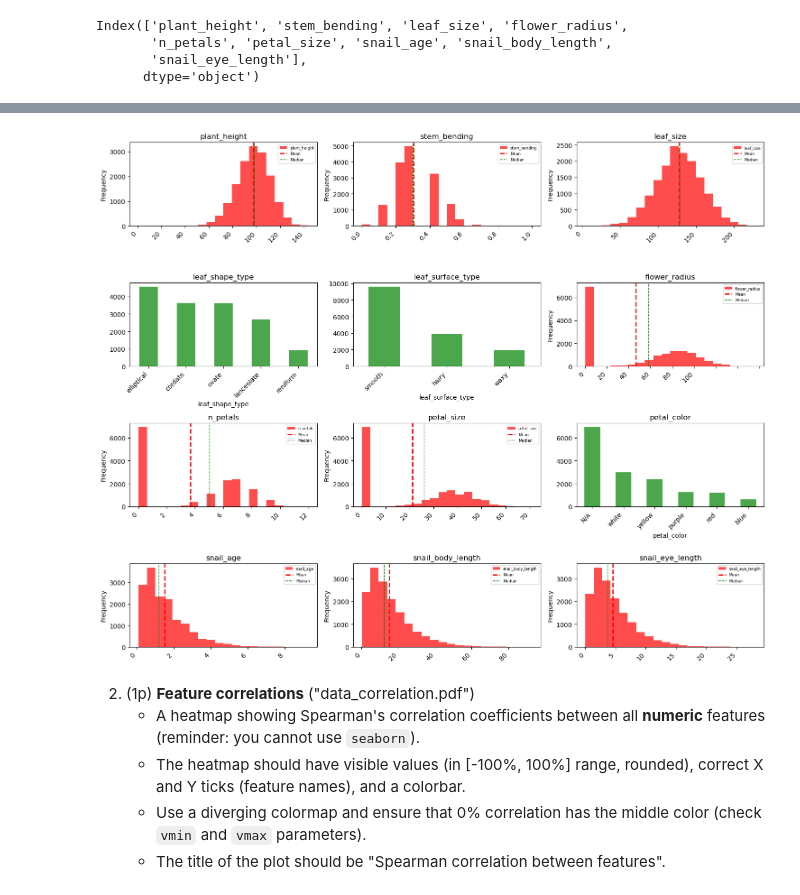
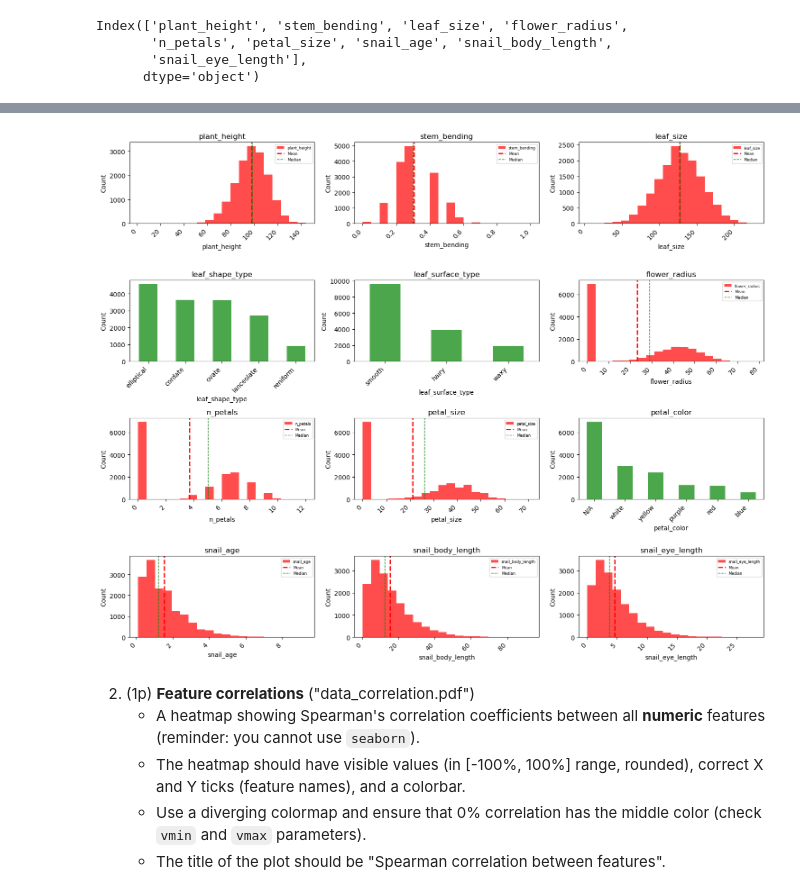
Before and after one commit to aistejar/Homework-3-, a Jupyter notebook: Homework3.ipynb, the cells around one changed output, grey strips where cells are left out. Cells and saved outputs as stored; diff of their text form; code cells hidden in the pictures.

```diff
--- a/Homework3.ipynb
+++ b/Homework3.ipynb
@@ -415,29 +415,37 @@ clean_df.describe()
 # %%
 fig, ax = plt.subplots(4, 3, figsize=(15, 12))
 for a, col in zip(ax.flatten(), clean_df.columns):
     if col in categorical_cols:
         clean_df[col].value_counts().plot(kind='bar', ax=a, color = "g", alpha=0.7)
+
+
     elif col in numerical_cols:
         if clean_df[col].nunique() < 10:
             clean_df[col].value_counts().sort_index().plot(kind='bar', ax=a, color="b", alpha=0.7)
         else:
             clean_df[col].plot(kind='hist', ax=a, bins=20, color = "r", alpha=0.7)
 
-            mean = clean_df[col].mean()
-            median = clean_df[col].median()
+        mean = clean_df[col].mean()
+        median = clean_df[col].median()
 
-            a.axvline(mean, color='red', linestyle='--', linewidth=2, label='Mean')
-            a.axvline(median, color='green', linestyle='--', linewidth=1, label='Median')
-            a.legend(fontsize=6)
+        a.axvline(mean, color='red', linestyle='--', linewidth=2, label='Mean')
+        a.axvline(median, color='green', linestyle='--', linewidth=1, label='Median')
+
+        a.legend(fontsize=6, loc='upper right')
 
     a.set_title(col)
-    a.set_xticklabels(a.get_xticklabels(), rotation=45, ha='right', fontsize=10)
+    a.set_xlabel(col, fontsize=10)
+    a.set_ylabel('Count', fontsize=10)
+
+    labels = a.get_xticklabels()
+    if labels:
+        plt.setp(labels, rotation=45, ha='right', fontsize=10)
 
 plt.tight_layout()
 plt.savefig('data_features.pdf')
 plt.show()
 # %% [output]
-[figure, old version]
+[figure, new version]
 # %% [markdown]
 2. (1p) **Feature correlations** ("data_correlation.pdf")
    - A heatmap showing Spearman's correlation coefficients between all **numeric** features (reminder: you cannot use `seaborn`).
```
Also changed, not shown: parts of 1 cell of this notebook, 4 other files.
